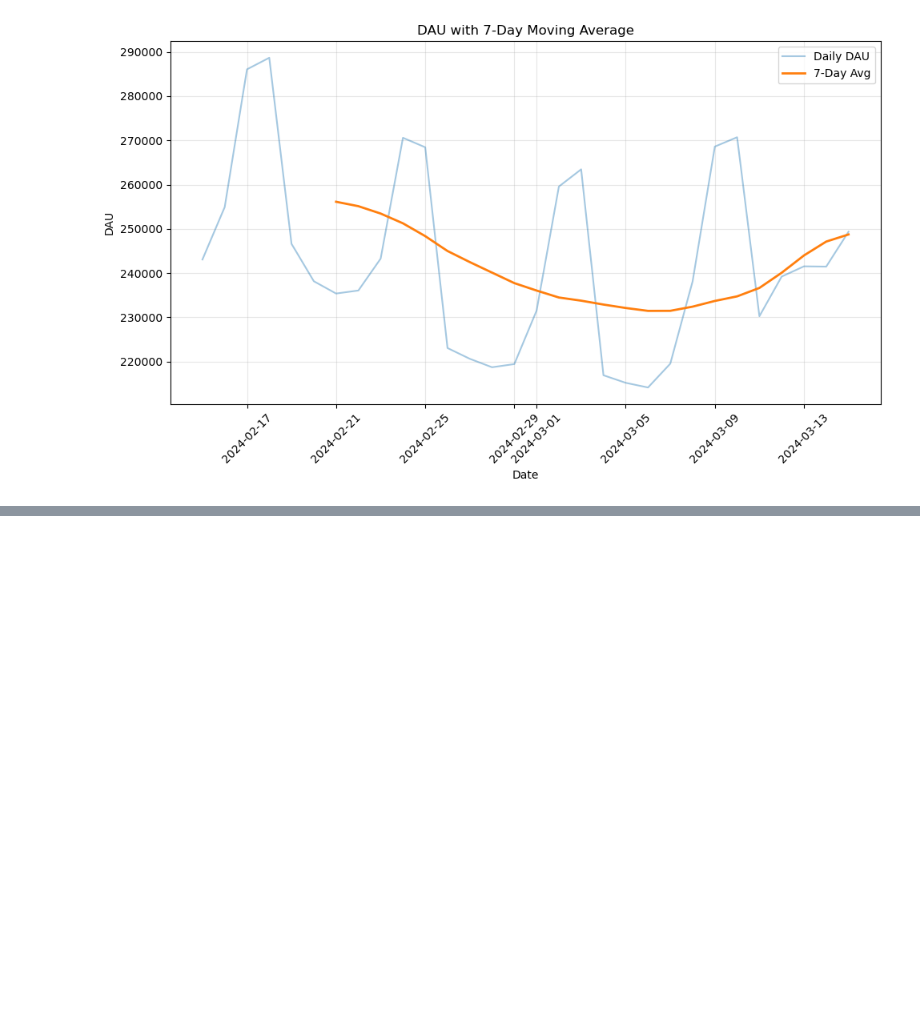
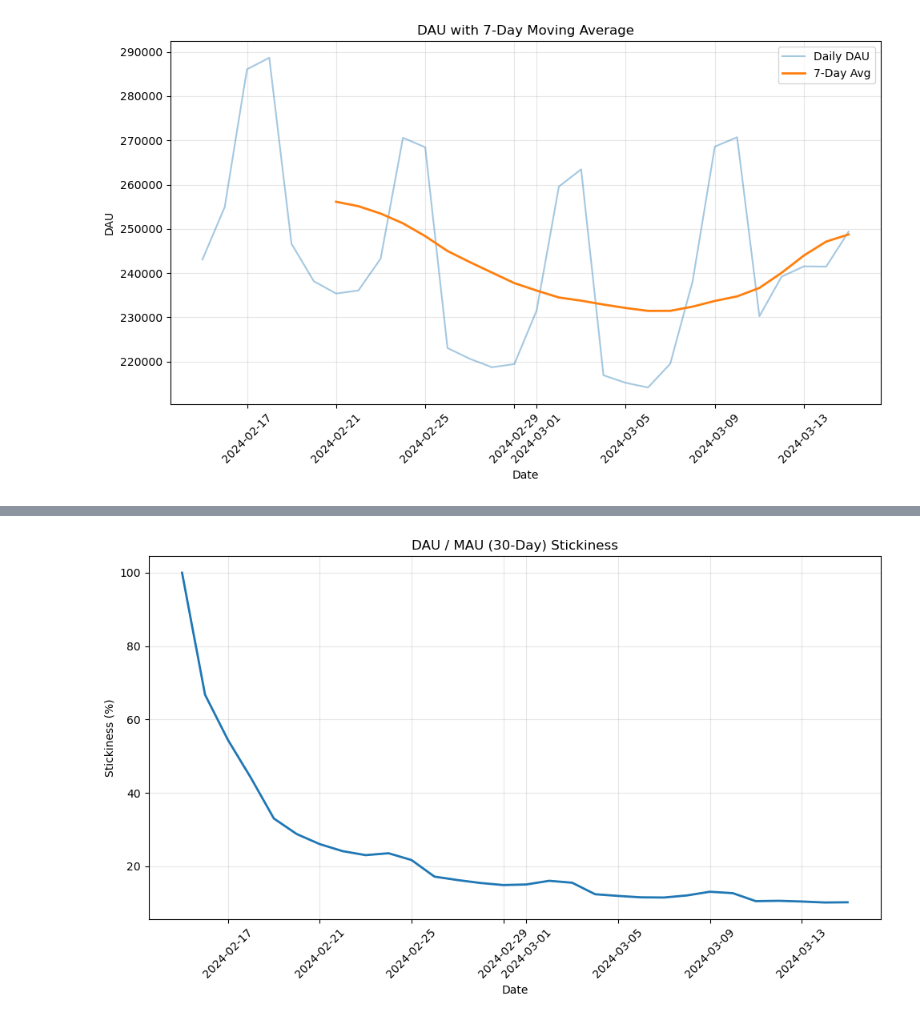
Before and after one commit to utkuayten/vertigo, a Jupyter notebook: notebooks/02_task2.ipynb, the cells around one changed output, grey strips where cells are left out. Saved outputs shown, nothing was run; the diff lists cells and outputs as text; code cells hidden in the pictures; blank space fills up the shorter version.

```diff
--- a/notebooks/02_task2.ipynb
+++ b/notebooks/02_task2.ipynb
@@ -284,4 +285,24 @@ plt.show()
 # %% [output]
 [figure]
 # %%
-# Stickiness
+# Ensure sorted by date
+dau = dau.sort_values("event_date").reset_index(drop=True)
+
+# Create daily unique users
+daily_users = df.groupby("event_date")["user_id"].unique()
+
+mau_30 = []
+
+for i in range(len(dau)):
+    window_start = max(0, i - 29)
+    window_users = set()
+
+    for j in range(window_start, i + 1):
+        window_users.update(daily_users.iloc[j])
+
+    mau_30.append(len(window_users))
+
+# Add MAU column
+dau["MAU_30"] = mau_30
+# Now compute Stickiness
+dau["Stickiness"] = dau["DAU"] / dau["MAU_30"]
@@ -287,0 +327,19 @@ plt.show()
+# %%
+plt.figure(figsize=(10,6))
+
+plt.plot(
+    dau["event_date"],
+    dau["Stickiness"] * 100,
+    linewidth=2
+)
+
+plt.xlabel("Date")
+plt.ylabel("Stickiness (%)")
+plt.title("DAU / MAU (30-Day) Stickiness")
+
+plt.xticks(rotation=45)
+plt.grid(alpha=0.3)
+plt.tight_layout()
+plt.show()
+# %% [output]
+[figure, added]
```
Also changed, not shown: parts of 2 cells of this notebook, 3 other files.
